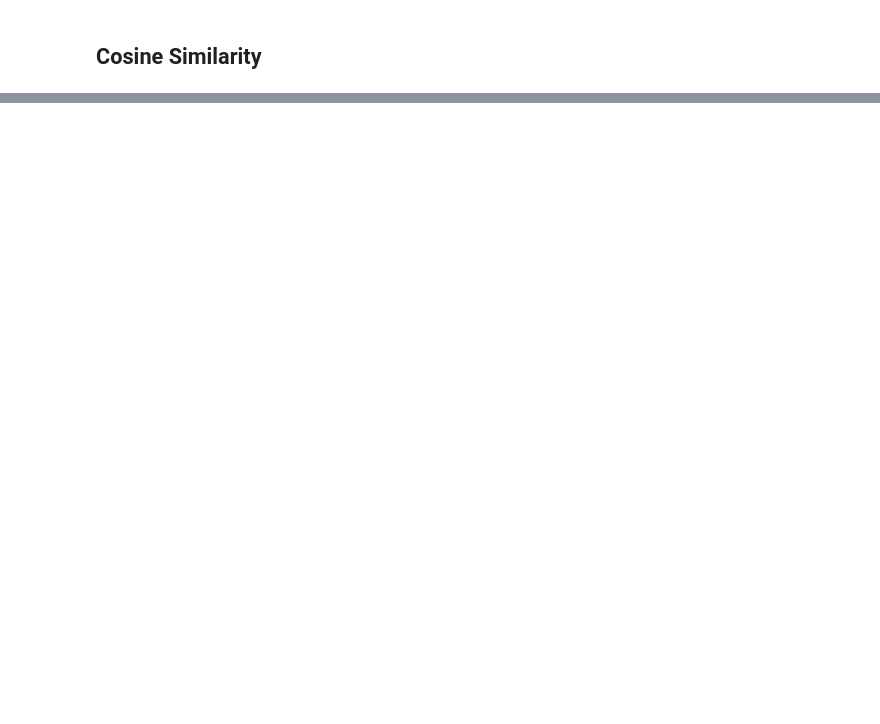
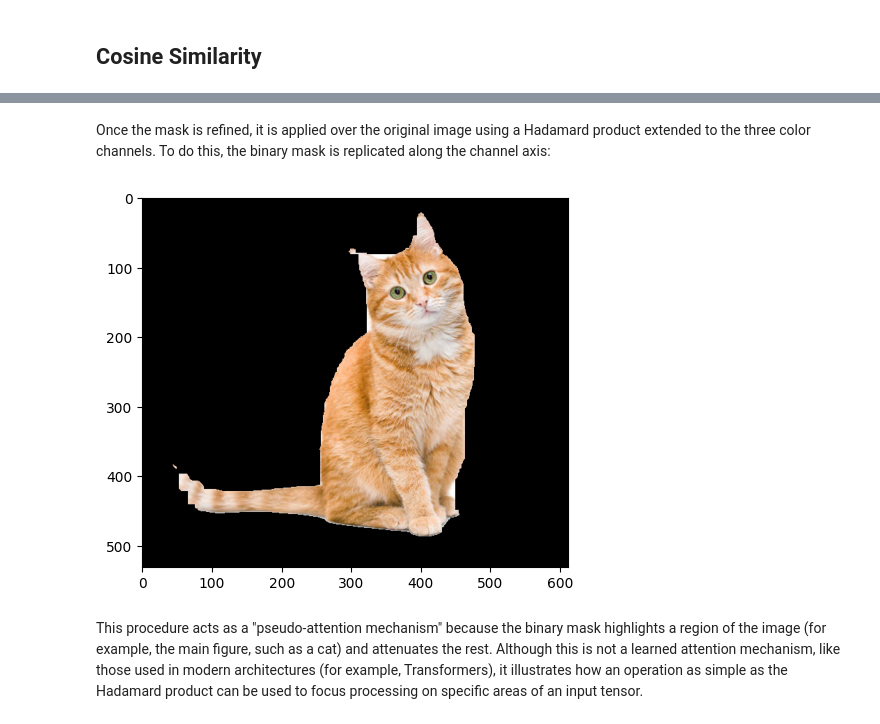
Before and after one commit to danibcorr/unie-deep-learning, a Jupyter notebook: docs/course/topic_02_mathematics/section_03_mathematical_concepts.ipynb, the cells around one changed output, grey strips where cells are left out. Drawn from its saved outputs; the diff is of its cells as text; code cells hidden in the pictures; blank space fills up the shorter version.

```diff
--- a/docs/course/topic_02_mathematics/section_03_mathematical_concepts.ipynb
+++ b/docs/course/topic_02_mathematics/section_03_mathematical_concepts.ipynb
@@ -49,0 +229,17 @@ Matriz de similitud:
+# %%
+# Fill holes in the mask
+filled_kmeans_mask = ndimage.binary_fill_holes(kmeans_mask)
+plt.imshow(filled_kmeans_mask, vmin=0, vmax=1, cmap="Grays")
+plt.colorbar()
+plt.show()
+
+# Closing operation to smooth the mask and eliminate imperfections
+structure = np.ones((5, 5))  # A larger kernel implies more interpolation
+closed_filled_kmeans_mask = ndimage.binary_closing(
+    filled_kmeans_mask,
+    structure=structure,
+    iterations=10,
+)
+plt.imshow(closed_filled_kmeans_mask, vmin=0, vmax=1, cmap="Grays")
+plt.colorbar()
+plt.show()
@@ -49,0 +249,25 @@ Matriz de similitud:
+# %% [markdown]
+Once the mask is refined, it is applied over the original image using a Hadamard product
+extended to the three color channels. To do this, the binary mask is replicated along the
+channel axis:
+# %%
+# Replicate the binary mask in the 3 color channels
+mask_3channels = np.repeat(
+    np.expand_dims(closed_filled_kmeans_mask, -1),
+    3,
+    axis=-1,
+)
+
+# Apply the mask to the original image (pseudo-attention mechanism)
+pseudo_attention_mechanism = image * mask_3channels
+plt.imshow(pseudo_attention_mechanism)
+plt.show()
+# %% [output]
+[figure, added]
+# %% [markdown]
+This procedure acts as a "pseudo-attention mechanism" because the binary mask highlights
+a region of the image (for example, the main figure, such as a cat) and attenuates the
+rest. Although this is not a learned attention mechanism, like those used in modern
+architectures (for example, Transformers), it illustrates how an operation as simple as
+the Hadamard product can be used to focus processing on specific areas of an input
+tensor.
```
Also changed, not shown: parts of 19 cells of this notebook, 29 other files.
